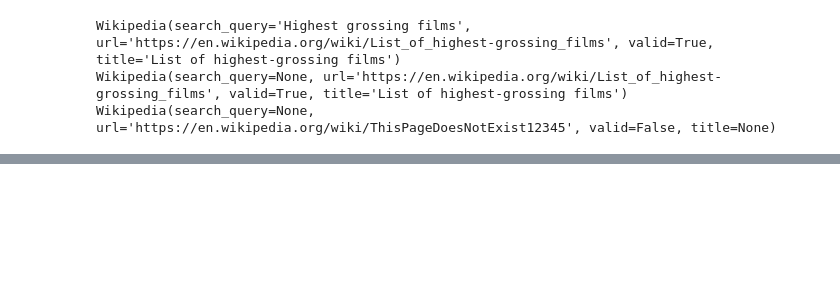
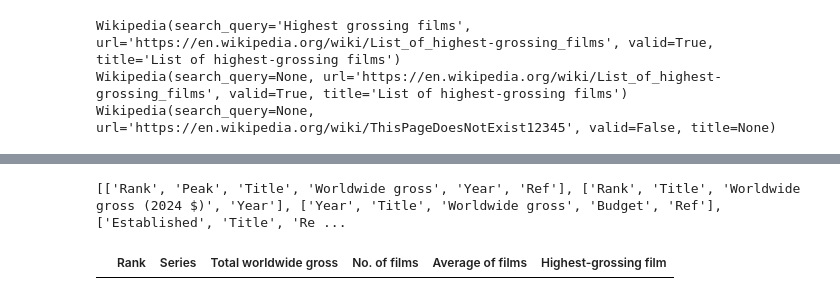
Before and after one commit to 21f3001443/project-data-analyst-agent, a Jupyter notebook: wikipedia.ipynb, the cells around one changed output, grey strips where cells are left out. Saved outputs shown, nothing was run; the diff lists cells and outputs as text; code cells hidden in the pictures; blank space fills up the shorter version.

```diff
--- a/wikipedia.ipynb
+++ b/wikipedia.ipynb
@@ -1,6 +1,7 @@
 # %%
 import wikipedia
 import requests
+import pandas as pd
 
 
 class Wikipedia:
@@ -93,6 +94,30 @@ class Wikipedia:
         except Exception:
             self.valid = False
 
+    def scrape(self) -> str | None:
+        """Scrape the content of the Wikipedia page."""
+        if not self.valid or not self.url:
+            return None
+
+        try:
+            data = requests.get(self.url, timeout=10)
+            return data.text
+        except Exception:
+            return None
+
+    def scrapeTable(self) -> list[pd.DataFrame] | None:
+        """Scrape tables from the given Wikipedia (or any) page and return as list of DataFrames."""
+        if not self.valid or not self.url:
+            return None
+
+        try:
+            response = requests.get(self.url, timeout=10)
+            response.raise_for_status()  # Ensure we catch HTTP errors
+            tables = pd.read_html(response.text)
+            return tables if tables else None
+        except Exception:
+            return None
+
     def __repr__(self) -> str:
         return f"Wikipedia(search_query={self.search_query!r}, url={self.url!r}, valid={self.valid}, title={self.title!r})"
 # %%
@@ -126,0 +139,4 @@ print(tables[-1].head())
+# %%
+# Validate from search query
+w1 = Wikipedia(search_query="list of highest grossing films from wikipedia")
+print(w1)
@@ -126,0 +145,2 @@ print(tables[-1].head())
+# %%
+test = w1.scrapeTable()
@@ -126,0 +178,8 @@ print(tables[-1].head())
+# %%
+print(headers)
+# %% [output]
+[['Rank', 'Peak', 'Title', 'Worldwide gross', 'Year', 'Ref'], ['Rank', 'Title', 'Worldwide gross (2024 $)', 'Year'], ['Year', 'Title', 'Worldwide gross', 'Budget', 'Ref'], ['Established', 'Title', 'Re ...
+# %%
+test[5]
+# %% [output]
+|  | Rank | Series | Total worldwide gross | No. of films | Average of films | Highest-grossing film |
```
Also changed, not shown: parts of 7 cells of this notebook, 3 other files.
